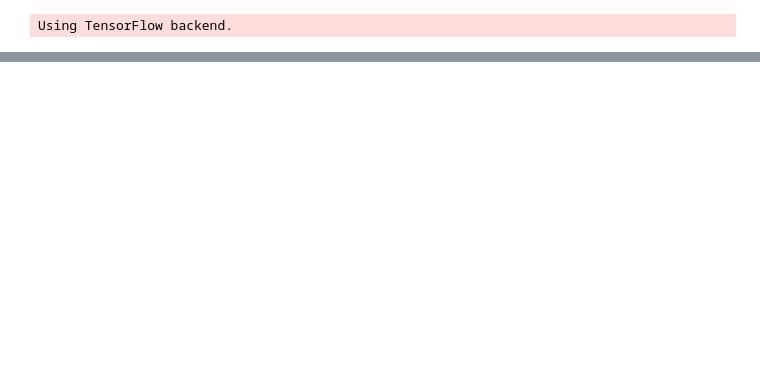
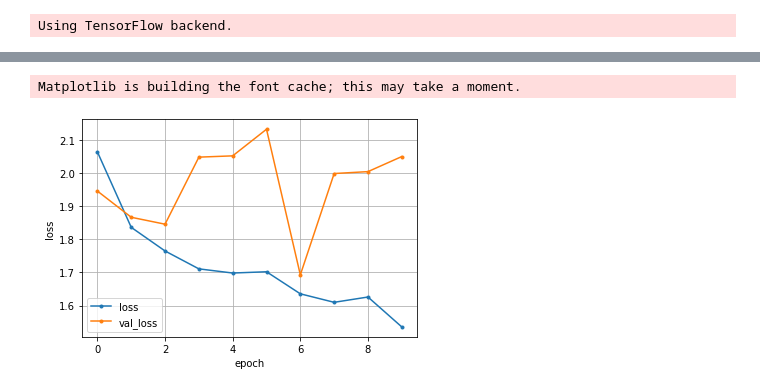
Before and after one commit to Last-Vega/FacialExpression, a Jupyter notebook: TrainFacialExpression.ipynb, the cells around one changed output, grey strips where cells are left out. Saved outputs shown, nothing was run; the diff lists cells and outputs as text; code cells hidden in the pictures; blank space fills up the shorter version.

```diff
--- a/TrainFacialExpression.ipynb
+++ b/TrainFacialExpression.ipynb
@@ -25,9 +25,9 @@ validation_data_dir = './data/validation'
 
 
 nb_train_samples = 700
-nb_validation_samples = 70
+nb_validation_samples = 210
 
-batch_size = 64
+batch_size = 32
 nb_epoch = 10
 # %%
 def vgg_model_maker():
@@ -128,0 +129,16 @@ Epoch 10/10
+# %%
+import matplotlib.pyplot as plt
+loss     = history.history['loss']
+val_loss = history.history['val_loss']
+
+nb_epoch = len(loss)
+plt.plot(range(nb_epoch), loss,     marker='.', label='loss')
+plt.plot(range(nb_epoch), val_loss, marker='.', label='val_loss')
+plt.legend(loc='best', fontsize=10)
+plt.grid()
+plt.xlabel('epoch')
+plt.ylabel('loss')
+plt.show()
+# %% [output]
+Matplotlib is building the font cache; this may take a moment.
+[figure, added]
```
Also changed, not shown: parts of 2 cells of this notebook.
